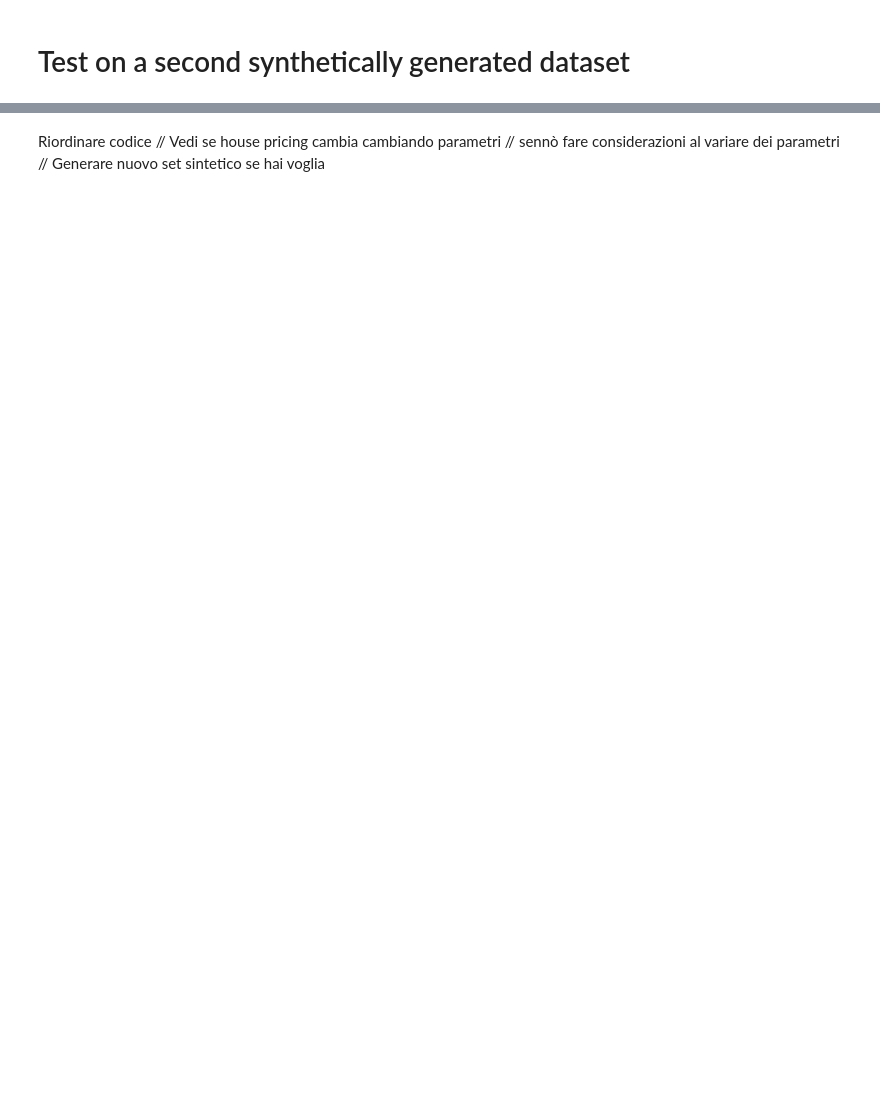
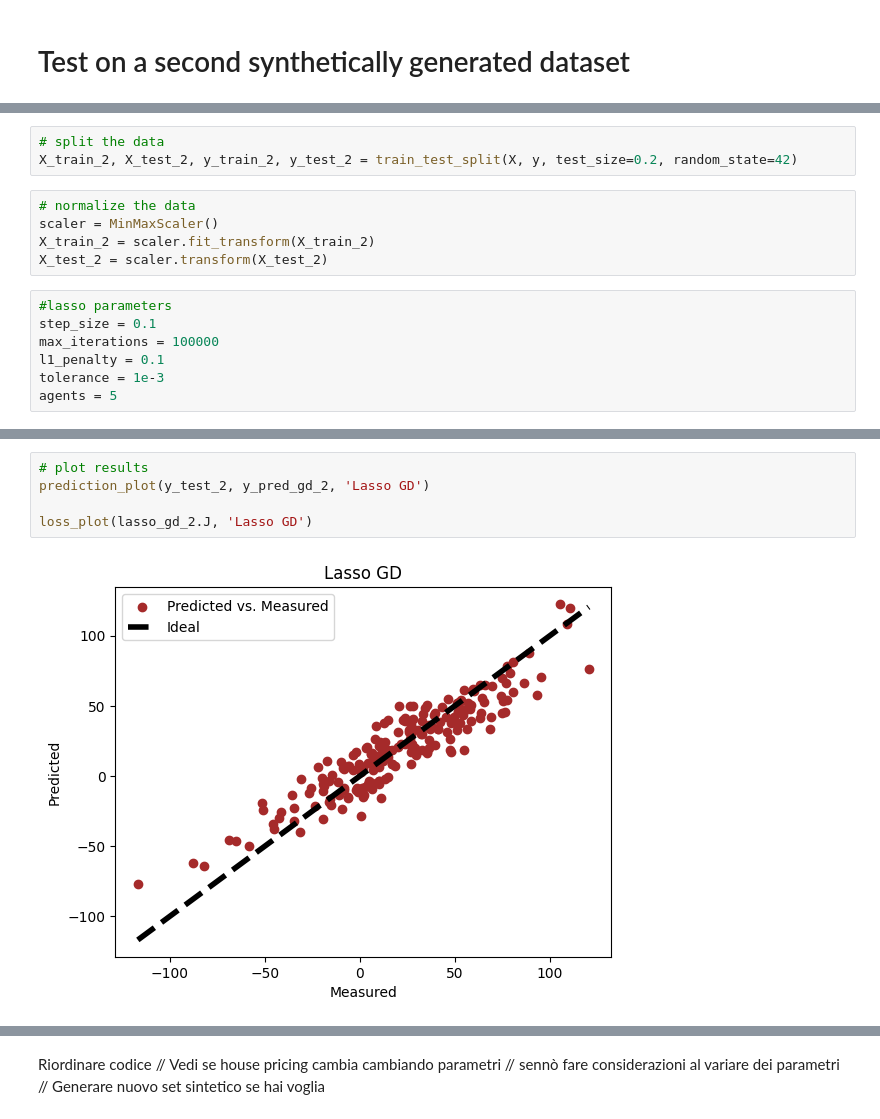
Before and after one commit to tommasomartinelli/Lasso_Admm, a Jupyter notebook: Lasso/NuovaProva/Lasso_SPOBD.ipynb, the cells around one changed output, grey strips where cells are left out. Saved outputs shown, nothing was run; the diff lists cells and outputs as text; blank space fills up the shorter version.

```diff
--- a/Lasso/NuovaProva/Lasso_SPOBD.ipynb
+++ b/Lasso/NuovaProva/Lasso_SPOBD.ipynb
@@ -413,0 +447,15 @@ plt.show()
+# %%
+# split the data
+X_train_2, X_test_2, y_train_2, y_test_2 = train_test_split(X, y, test_size=0.2, random_state=42)
+# %%
+# normalize the data
+scaler = MinMaxScaler()
+X_train_2 = scaler.fit_transform(X_train_2)
+X_test_2 = scaler.transform(X_test_2)
+# %%
+#lasso parameters
+step_size = 0.1
+max_iterations = 100000
+l1_penalty = 0.1
+tolerance = 1e-3
+agents = 5
@@ -413,0 +488,7 @@ plt.show()
+# %%
+# plot results
+prediction_plot(y_test_2, y_pred_gd_2, 'Lasso GD')
+
+loss_plot(lasso_gd_2.J, 'Lasso GD')
+# %% [output]
+[figure, added]
```
Also changed, not shown: parts of 30 cells of this notebook.
